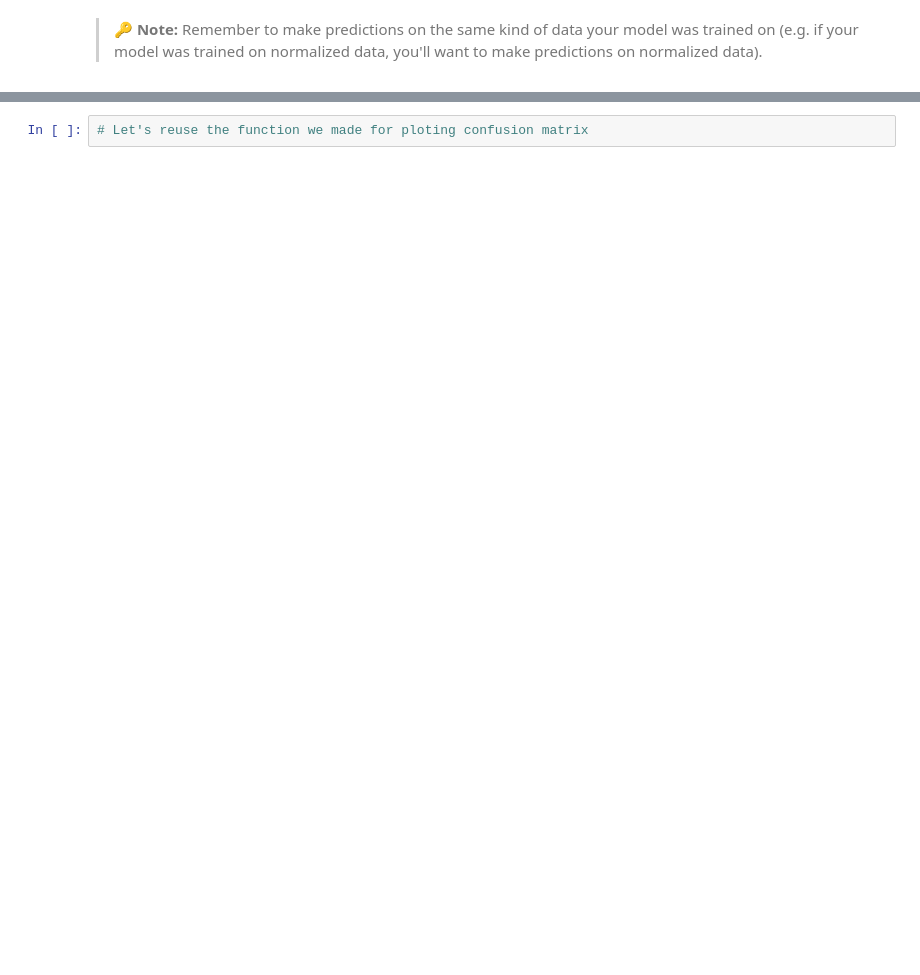
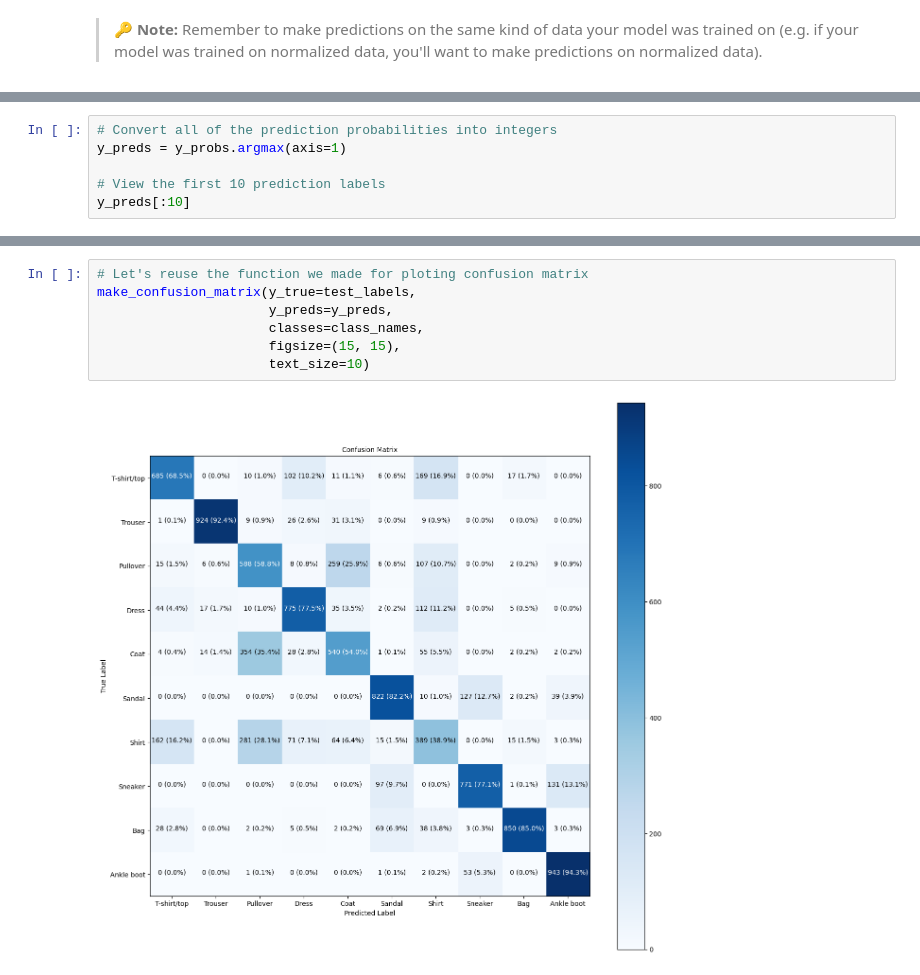
Before and after one commit to farheenfathimaa/TensorFlow-DeepLearning, a Jupyter notebook: 02_neural_network_classification_in_tensorflow.ipynb, the cells around one changed output, grey strips where cells are left out. Drawn from its saved outputs; the diff is of its cells as text; blank space fills up the shorter version.

```diff
--- a/02_neural_network_classification_in_tensorflow.ipynb
+++ b/02_neural_network_classification_in_tensorflow.ipynb
@@ -1459,0 +1469,6 @@ array([[1.6871861e-20, 3.7965467e-08, 9.9832642e-11, 1.2622494e-16,
+# %%
+# Convert all of the prediction probabilities into integers
+y_preds = y_probs.argmax(axis=1)
+
+# View the first 10 prediction labels
+y_preds[:10]
@@ -1460,2 +1496,9 @@ array([[1.6871861e-20, 3.7965467e-08, 9.9832642e-11, 1.2622494e-16,
 # %%
 # Let's reuse the function we made for ploting confusion matrix
+make_confusion_matrix(y_true=test_labels,
+                      y_preds=y_preds,
+                      classes=class_names,
+                      figsize=(15, 15),
+                      text_size=10)
+# %% [output]
+[figure, added]
```
Also changed, not shown: parts of 63 cells of this notebook.
